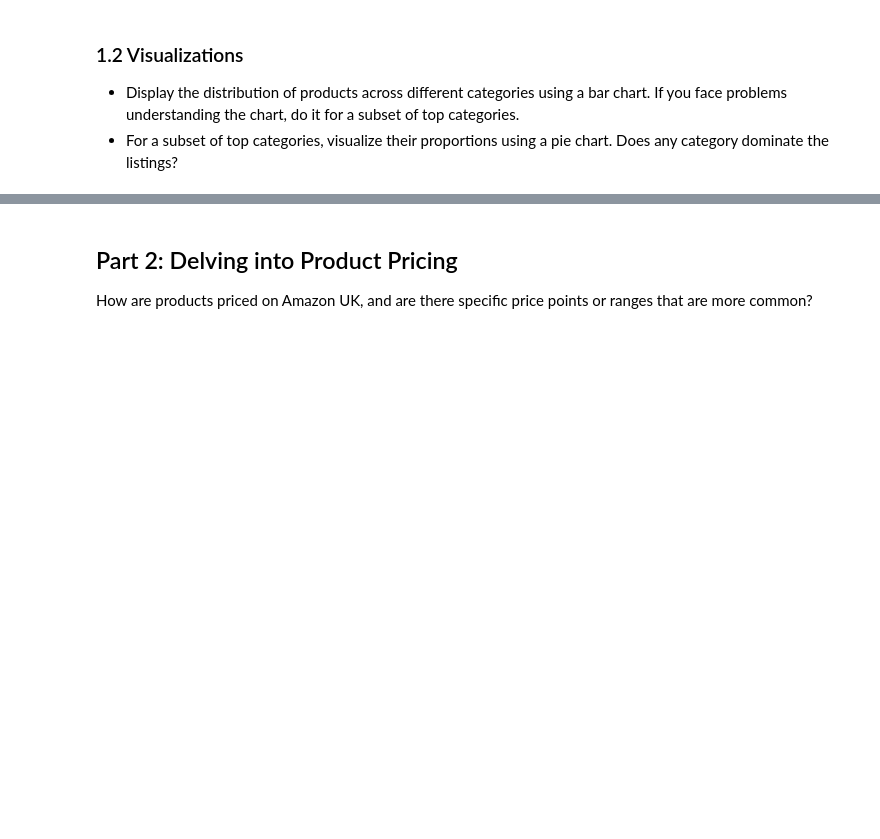
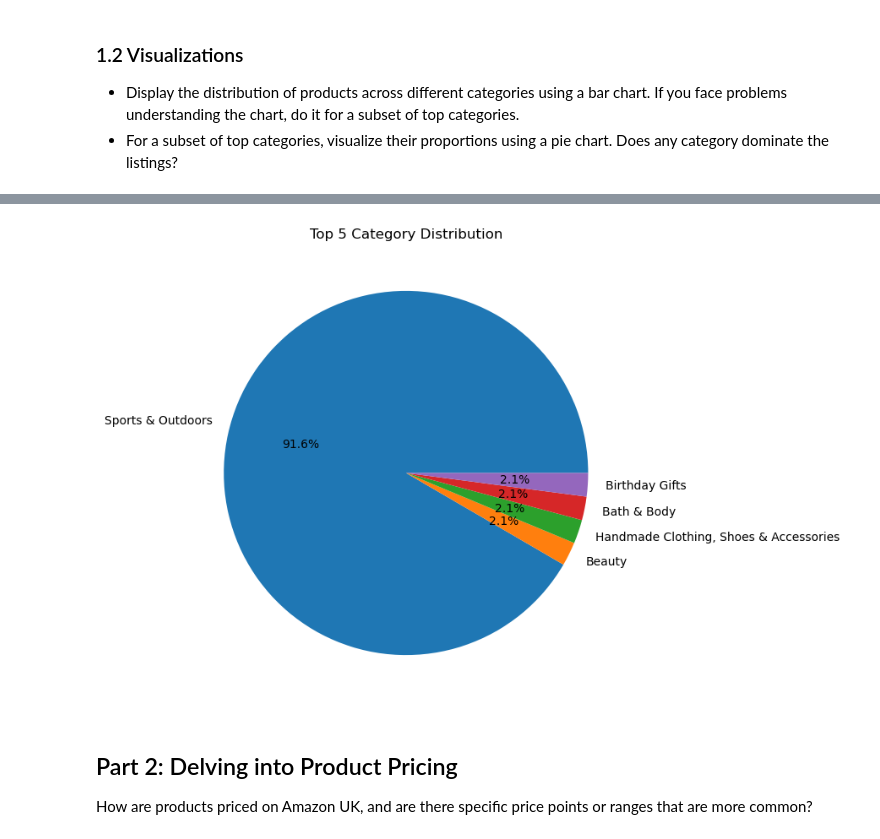
Before and after one commit to data-bootcamp-v4/lab-eda-univariate, a Jupyter notebook: lab-eda-univariate.ipynb, the cells around one changed output, grey strips where cells are left out. Saved outputs shown, nothing was run; the diff lists cells and outputs as text; code cells hidden in the pictures; blank space fills up the shorter version.

```diff
--- a/lab-eda-univariate.ipynb
+++ b/lab-eda-univariate.ipynb
@@ -38,10 +39,11 @@ What are the most popular product categories on Amazon UK, and how do they compa
 # %%
 # check count for each product in category column
 category_count = df['category'].value_counts()
+top_5_categories = category_count.head(5)
 # print(category_count)
 
 print('top 5 most listed product categories:\n')
-print(category_count.head(5))
+print(top_5_categories)
 # %% [output]
 top 5 most listed product categories:
 
@@ -85,3 +103,11 @@ Smart Speakers                              54    0.002210
+# %%
+# pie chart of top categories
+top_5_categories.plot(kind='pie', autopct='%1.1f%%', figsize=(7, 7))
+plt.title('Top 5 Category Distribution')
+plt.ylabel('')  # Hide the y-axis label
+plt.show()
+# %% [output]
+[figure, added]
 # %% [markdown]
 ## Part 2: Delving into Product Pricing
 How are products priced on Amazon UK, and are there specific price points or ranges that are more common?
```
Also changed, not shown: parts of 3 cells of this notebook.
